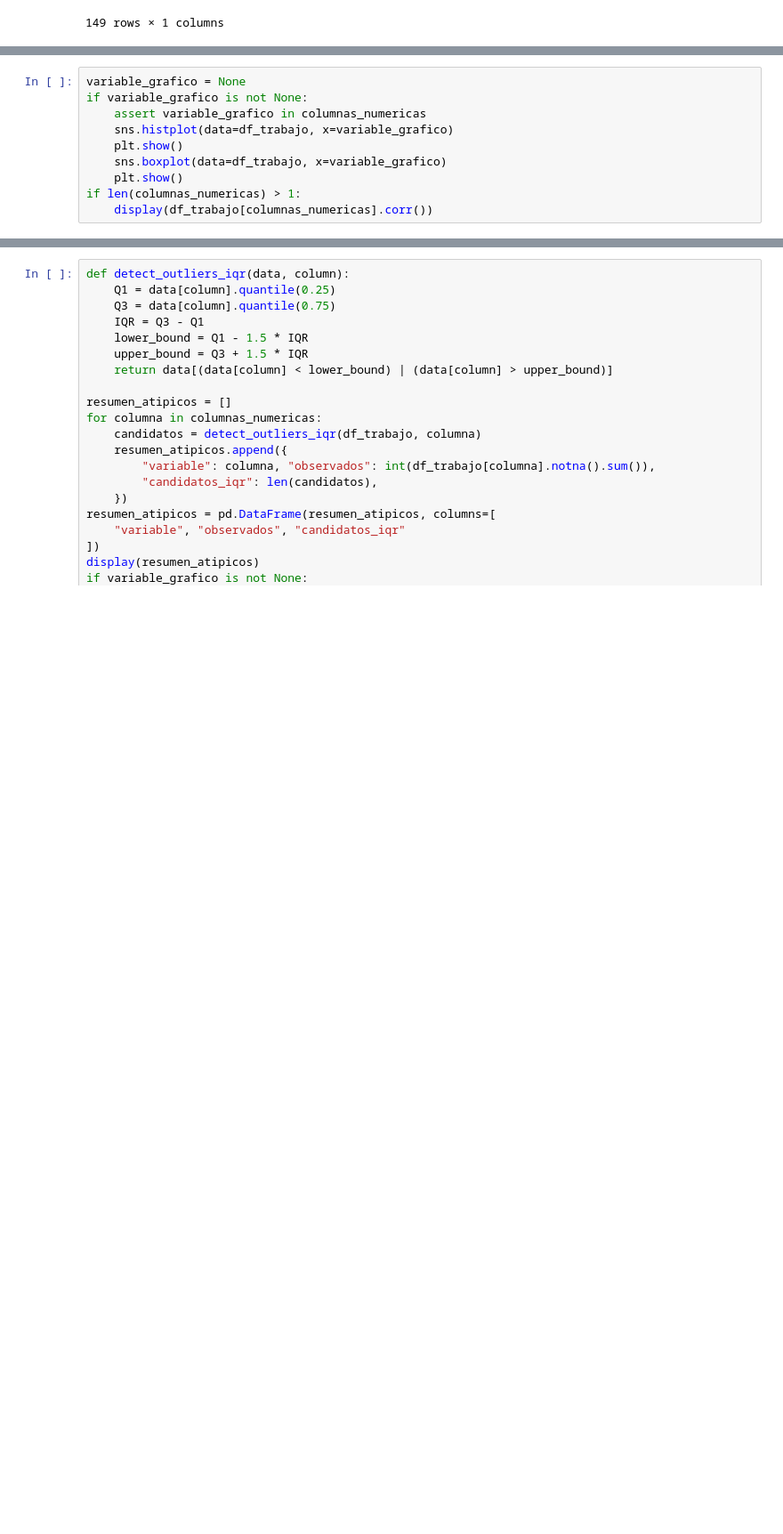
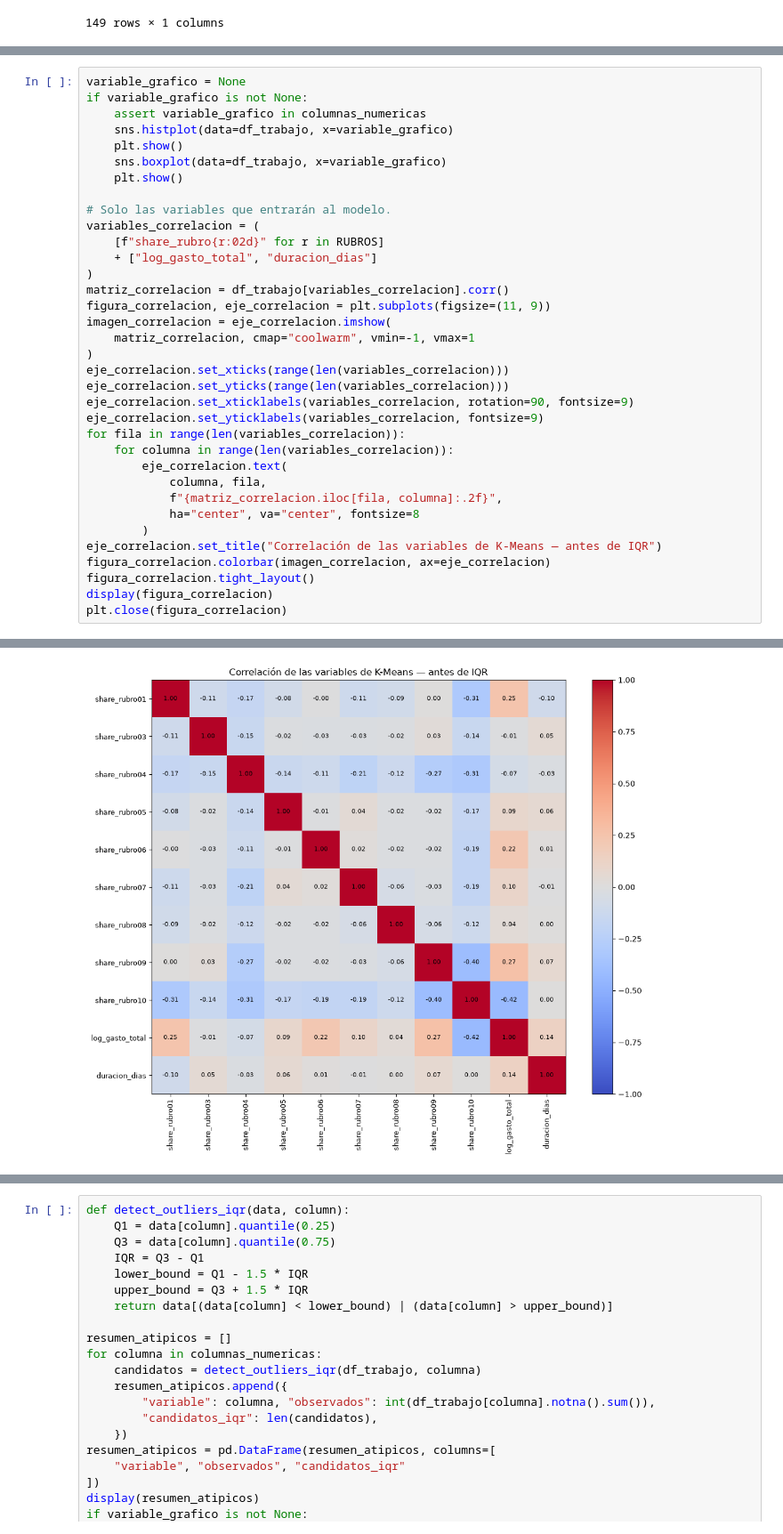
Before and after one commit to antobeni07/K-Means-Clustering, a Jupyter notebook: K-means.ipynb, the cells around one changed output, grey strips where cells are left out. Shown at 89% size. Saved outputs shown, nothing was run; the diff lists cells and outputs as text; blank space fills up the shorter version.

```diff
--- a/K-means.ipynb
+++ b/K-means.ipynb
@@ -651,6 +663,31 @@ if variable_grafico is not None:
     plt.show()
     sns.boxplot(data=df_trabajo, x=variable_grafico)
     plt.show()
-if len(columnas_numericas) > 1:
-    display(df_trabajo[columnas_numericas].corr())
+
+# Solo las variables que entrarán al modelo.
+variables_correlacion = (
+    [f"share_rubro{r:02d}" for r in RUBROS]
+    + ["log_gasto_total", "duracion_dias"]
+)
+matriz_correlacion = df_trabajo[variables_correlacion].corr()
+figura_correlacion, eje_correlacion = plt.subplots(figsize=(11, 9))
+imagen_correlacion = eje_correlacion.imshow(
+    matriz_correlacion, cmap="coolwarm", vmin=-1, vmax=1
+)
+eje_correlacion.set_xticks(range(len(variables_correlacion)))
+eje_correlacion.set_yticks(range(len(variables_correlacion)))
+eje_correlacion.set_xticklabels(variables_correlacion, rotation=90, fontsize=9)
+eje_correlacion.set_yticklabels(variables_correlacion, fontsize=9)
+for fila in range(len(variables_correlacion)):
+    for columna in range(len(variables_correlacion)):
+        eje_correlacion.text(
+            columna, fila,
+            f"{matriz_correlacion.iloc[fila, columna]:.2f}",
+            ha="center", va="center", fontsize=8
+        )
+eje_correlacion.set_title("Correlación de las variables de K-Means — antes de IQR")
+figura_correlacion.colorbar(imagen_correlacion, ax=eje_correlacion)
+figura_correlacion.tight_layout()
+display(figura_correlacion)
+plt.close(figura_correlacion)
 # %% [output]
@@ -675,2 +694,3 @@ if len(columnas_numericas) > 1:
+[figure, added]
 # %% [markdown]
 ### 3.3 Candidatos atípicos mediante IQR
```
Also changed, not shown: parts of 35 cells of this notebook.
